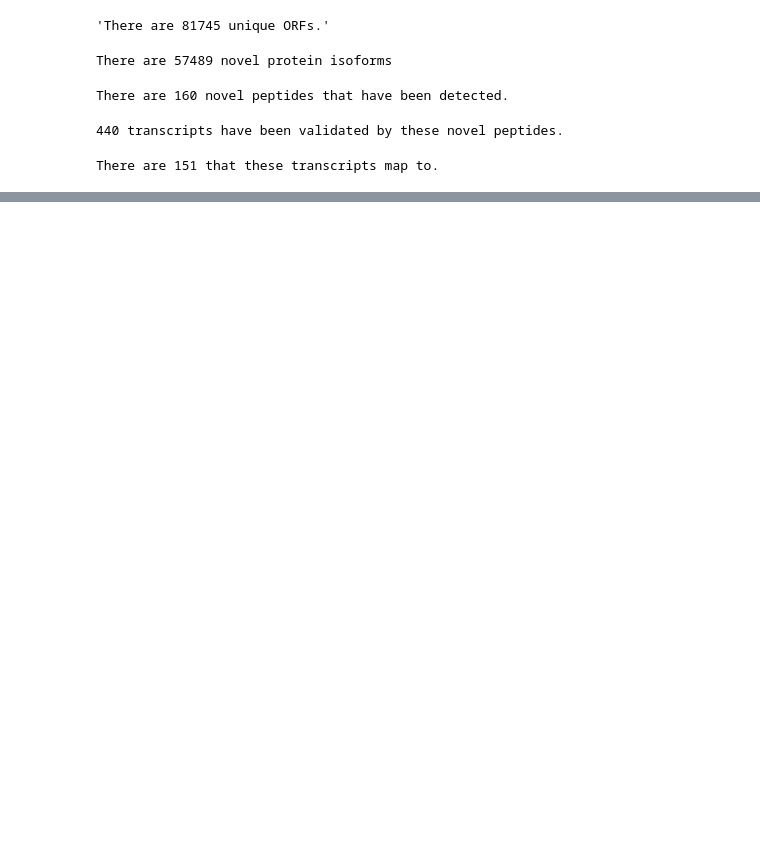
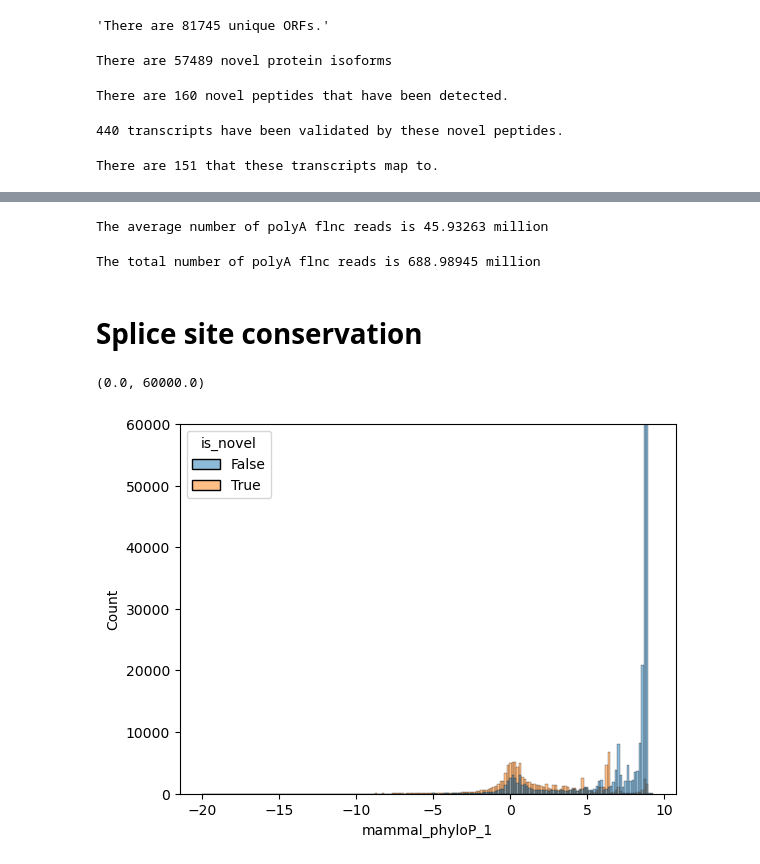
Before and after one commit to nuoxuxu/SFARI, a Jupyter notebook: notebooks/proteome_summary.ipynb, the cells around one changed output, grey strips where cells are left out. Saved outputs shown, nothing was run; the diff lists cells and outputs as text; code cells hidden in the pictures; blank space fills up the shorter version.

```diff
--- a/notebooks/proteome_summary.ipynb
+++ b/notebooks/proteome_summary.ipynb
@@ -158,0 +260,10 @@ df = final_classification.filter(pl.col("structural_category")=="fusion")
+# %%
+print(f"The average number of polyA flnc reads is {num_reads_flnc_polya["num_reads_flnc_polya"].mean()/1000000} million")
+# %% [output]
+The average number of polyA flnc reads is 45.93263 million
+# %%
+print(f"The total number of polyA flnc reads is {num_reads_flnc_polya["num_reads_flnc_polya"].sum()/1000000} million")
+# %% [output]
+The total number of polyA flnc reads is 688.98945 million
+# %% [markdown]
+# Splice site conservation
@@ -158,0 +273,10 @@ df = final_classification.filter(pl.col("structural_category")=="fusion")
+# %%
+ORFanage_ss = pl.read_csv("export/ORFanage_splice_sites.csv")
+classification = pl.read_parquet("nextflow_results/V47/final_classification.parquet")
+# %%
+ORFanage_ss\
+    .pipe(sns.histplot, x="mammal_phyloP_1", hue="is_novel")
+plt.ylim(0, 60000)
+# %% [output]
+(0.0, 60000.0)
+[figure, added]
```
Also changed, not shown: parts of 47 cells of this notebook, 19 other files.
